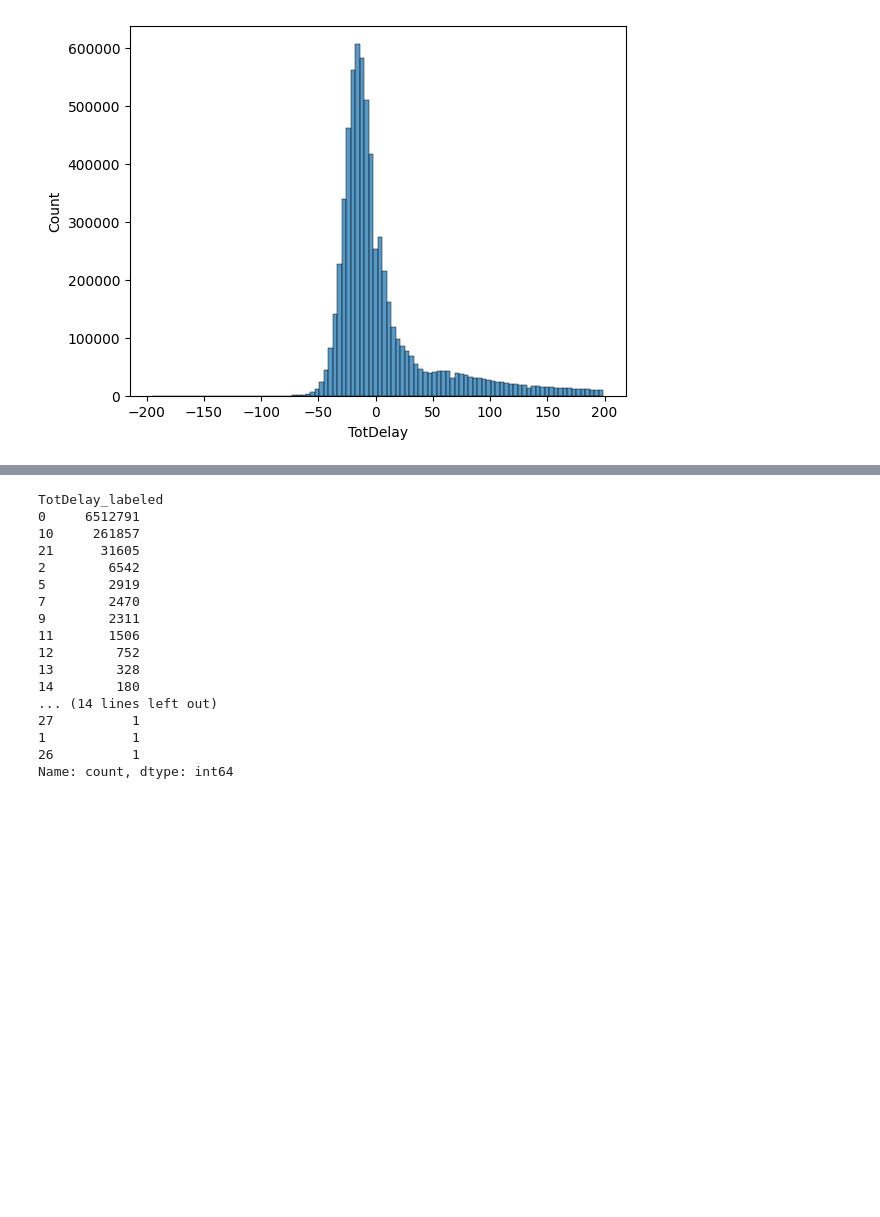
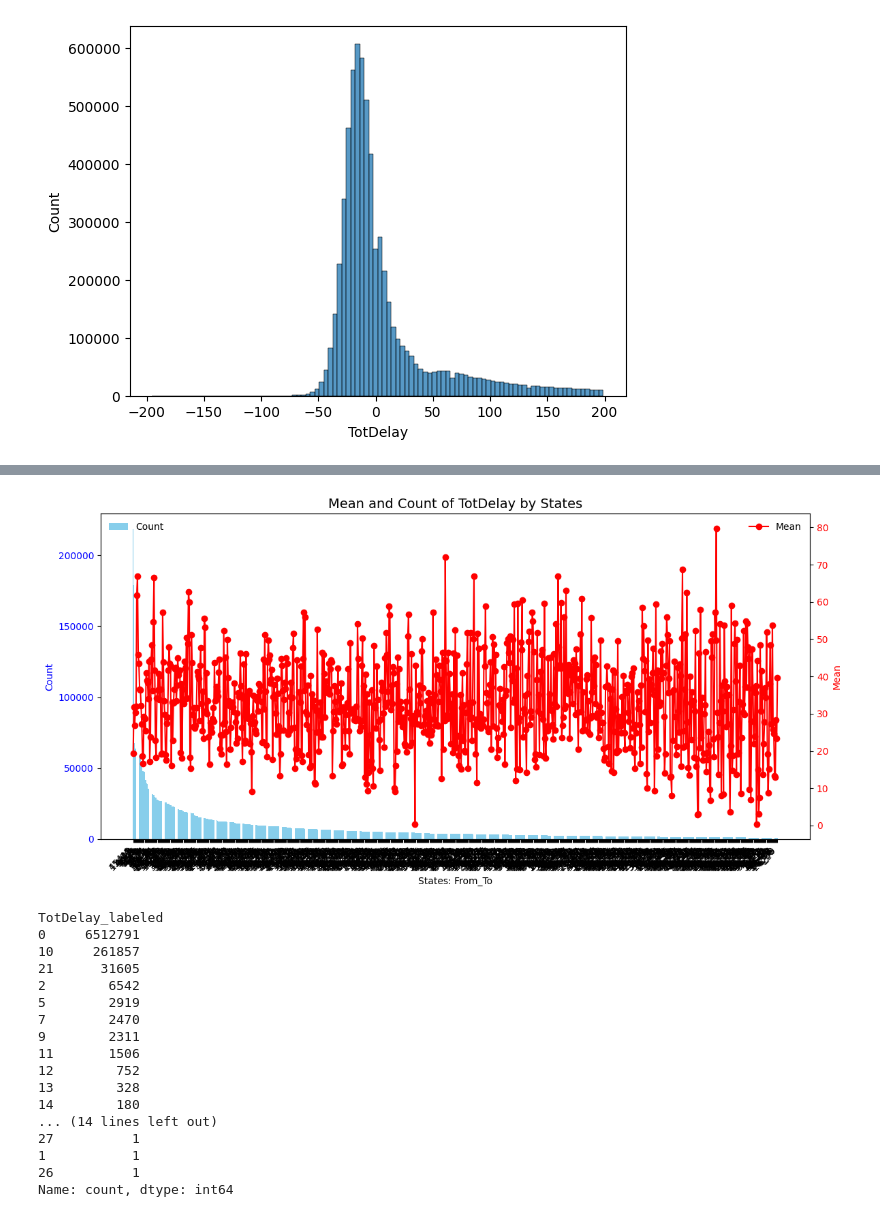
Before and after one commit to Ahmadreza1972/Machine-Learning, a Jupyter notebook: Flight delay prediction/flight delay detection.ipynb, the cells around one changed output, grey strips where cells are left out. Saved outputs shown, nothing was run; the diff lists cells and outputs as text; code cells hidden in the pictures; blank space fills up the shorter version.

Commit message:
assessing the total delays

```diff
--- a/Flight delay prediction/flight delay detection.ipynb
+++ b/Flight delay prediction/flight delay detection.ipynb
@@ -148,0 +145,2 @@ orginal_data[orginal_data["TotDelay"]>200]["TotDelay"].count()
+# %%
+orginal_data["states:from_to"]=orginal_data["state_org"].astype(str)+"_"+orginal_data["state_des"].astype(str)
@@ -149,3 +153,36 @@ orginal_data[orginal_data["TotDelay"]>200]["TotDelay"].count()
+# %%
+grouped = (
+    orginal_data.groupby("states:from_to")["TotDelay"]
+    .agg(["mean", "count"])
+    .sort_values("count", ascending=False)
+)
+grouped=grouped[grouped["count"]>1000]
+# Plotting
+fig, ax1 = plt.subplots(figsize=(12, 6))
+
+# Bar chart for 'count'
+bars = ax1.bar(grouped.index, grouped["count"], color="skyblue", label="Count")
+ax1.set_ylabel("Count", color="blue")
+ax1.tick_params(axis="y", labelcolor="blue")
+ax1.set_xlabel("States: From_To")
+ax1.set_xticklabels(grouped.index, rotation=45, ha="right")
+
+# Line plot for 'mean' on secondary y-axis
+ax2 = ax1.twinx()
+line = ax2.plot(grouped.index, grouped["mean"], color="red", marker="o", label="Mean")
+ax2.set_ylabel("Mean", color="red")
+ax2.tick_params(axis="y", labelcolor="red")
+
+# Add legends
+bars_label = ax1.legend(loc="upper left", frameon=False)
+line_label = ax2.legend(loc="upper right", frameon=False)
+
+# Title
+plt.title("Mean and Count of TotDelay by States", fontsize=14)
+plt.tight_layout()
+plt.show()
+# %% [output]
+[figure, added]
 # %%
 data["TotDelay_labeled"].value_counts()
 # %% [output]
```
Also changed, not shown: parts of 3 cells of this notebook.
